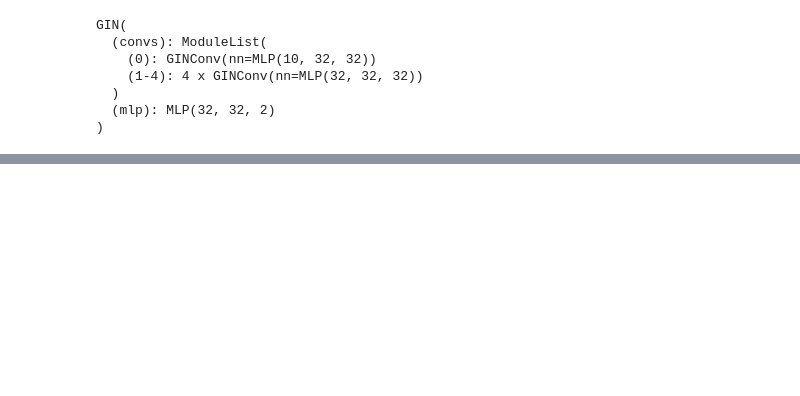
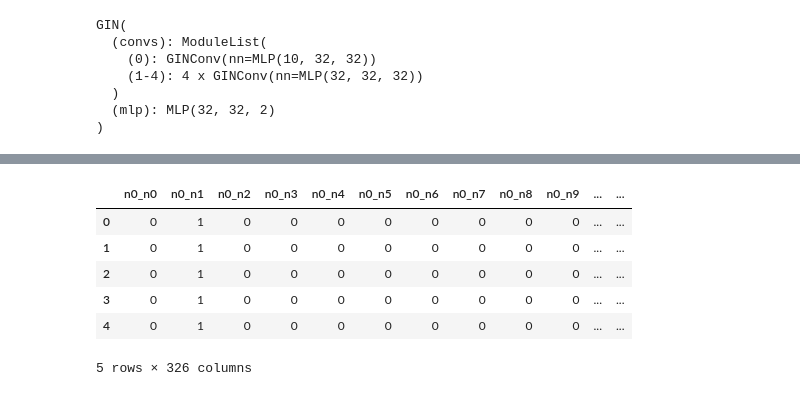
Before and after one commit to giahuy1311/Lore, a Jupyter notebook: GA-graph.ipynb, the cells around one changed output, grey strips where cells are left out. Cells and saved outputs as stored; diff of their text form; code cells hidden in the pictures; blank space fills up the shorter version.

```diff
--- a/GA-graph.ipynb
+++ b/GA-graph.ipynb
@@ -412,65 +387,68 @@ import torch
 import numpy as np
 
 def create_adjacency_matrix(edge_index, num_nodes):
-    """Create an adjacency matrix from edge indices."""
     adj_matrix = torch.zeros((num_nodes, num_nodes), dtype=torch.int)
-    if edge_index.numel() > 0:  # Check if there are any edges
+    if edge_index.numel() > 0:
         for i in range(edge_index.size(1)):
             src, dst = edge_index[0, i].item(), edge_index[1, i].item()
             adj_matrix[src, dst] = 1
-            adj_matrix[dst, src] = 1  # Ensure undirected graph
+            adj_matrix[dst, src] = 1
     return adj_matrix
 
-def prepare_dataframe(list_graph, model, device, predict = False):
+def prepare_dataframe(list_graph, model, device, ground_truth = False, only_edge = False):
     all_embeddings = []
     edge_dicts = []
     labels = []
 
-    model.eval()  # Set model to evaluation mode
+    model.eval()
 
     with torch.no_grad():
         for graph in list_graph:
             x = graph.x.to(device)
             edge_index = ensure_undirected(graph.edge_index).to(device)
 
+            # tinh node embeddings va lay mean
             _, node_embeddings = model(x, edge_index, None, 1, return_embeddings=True)
-
             mean_node_embedding = node_embeddings.mean(dim=1).cpu().numpy()
             all_embeddings.append(mean_node_embedding.tolist())
 
+            # tao ma tran ke va chuyen thanh dict
             num_nodes = graph.num_nodes
             adj_matrix = create_adjacency_matrix(graph.edge_index.cpu(), num_nodes)
-
-            # Convert adjacency matrix to dictionary
             edge_dict = {f'n{r}_n{c}': adj_matrix[r, c].item()
                          for r in range(num_nodes) for c in range(r, num_nodes)}
             edge_dicts.append(edge_dict)
 
-            if predict:
+            if ground_truth:
                 labels.append(graph.y.item())
             else :
                 prediction = model.predict(x, edge_index, None, 1)
                 labels.append(prediction.item())
 
 
-    # Create DataFrame
     max_embed_dim = max(len(embed) for embed in all_embeddings)
-    embed_columns = [f'nE_{i+1}' for i in range(max_embed_dim)]
-    df_embeddings = pd.DataFrame(all_embeddings, columns=embed_columns)
+    embed_columns = [f'nE_{i}' for i in range(max_embed_dim)]
 
-    # Create DataFrame for edge information
-    df_edges = pd.DataFrame(edge_dicts).fillna(0).astype(int)
-
-    # Combine DataFrames
-    result_df = pd.concat([df_embeddings, df_edges], axis=1)
+    if only_edge:
+        result_df = pd.DataFrame(edge_dicts).fillna(0).astype(int)
+    else:
+        df_embeddings = pd.DataFrame(all_embeddings, columns=embed_columns)
+        df_edges = pd.DataFrame(edge_dicts).fillna(0).astype(int)
+        result_df = pd.concat([df_embeddings, df_edges], axis=1)
     result_df['y'] = labels
 
     return result_df
 
-# Usage example
-# Assuming you have already run the genetic algorithm and have final_population
-
-df = prepare_dataframe(final_population, model, device)
+df = prepare_dataframe(final_population, model, device, ground_truth=False, only_edge=True)
+df.head()
+# %% [output]
+|  | n0_n0 | n0_n1 | n0_n2 | n0_n3 | n0_n4 | n0_n5 | n0_n6 | n0_n7 | n0_n8 | n0_n9 | ... | ... |
+| 0 | 0 | 1 | 0 | 0 | 0 | 0 | 0 | 0 | 0 | 0 | ... | ... |
+| 1 | 0 | 1 | 0 | 0 | 0 | 0 | 0 | 0 | 0 | 0 | ... | ... |
+| 2 | 0 | 1 | 0 | 0 | 0 | 0 | 0 | 0 | 0 | 0 | ... | ... |
+| 3 | 0 | 1 | 0 | 0 | 0 | 0 | 0 | 0 | 0 | 0 | ... | ... |
+| 4 | 0 | 1 | 0 | 0 | 0 | 0 | 0 | 0 | 0 | 0 | ... | ... |
+5 rows × 326 columns
 # %%
 # count number of row has y = 1
 class_1 = df[df['y'] == 1].shape[0]
```
Also changed, not shown: parts of 16 cells of this notebook, 24 other files.
